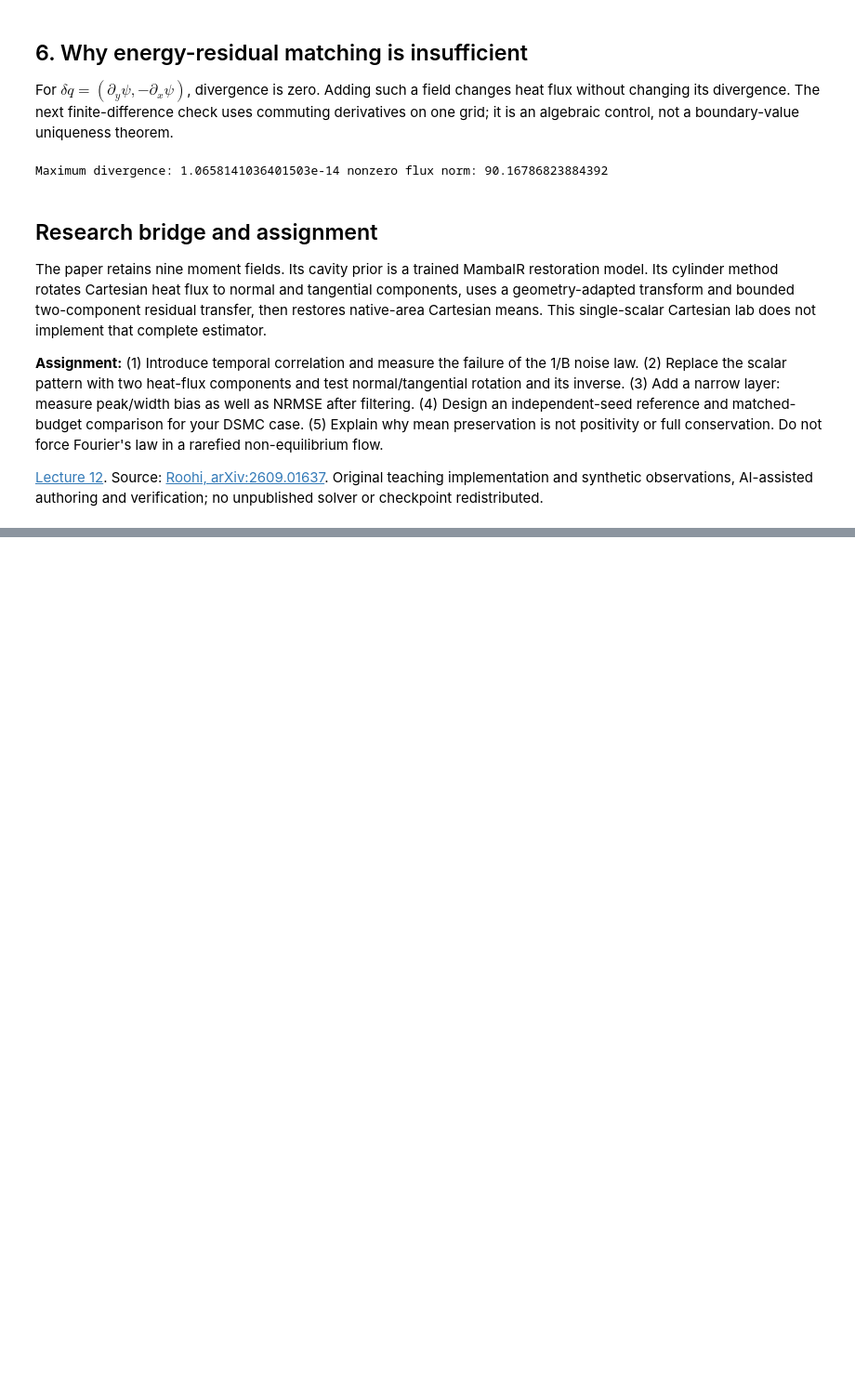
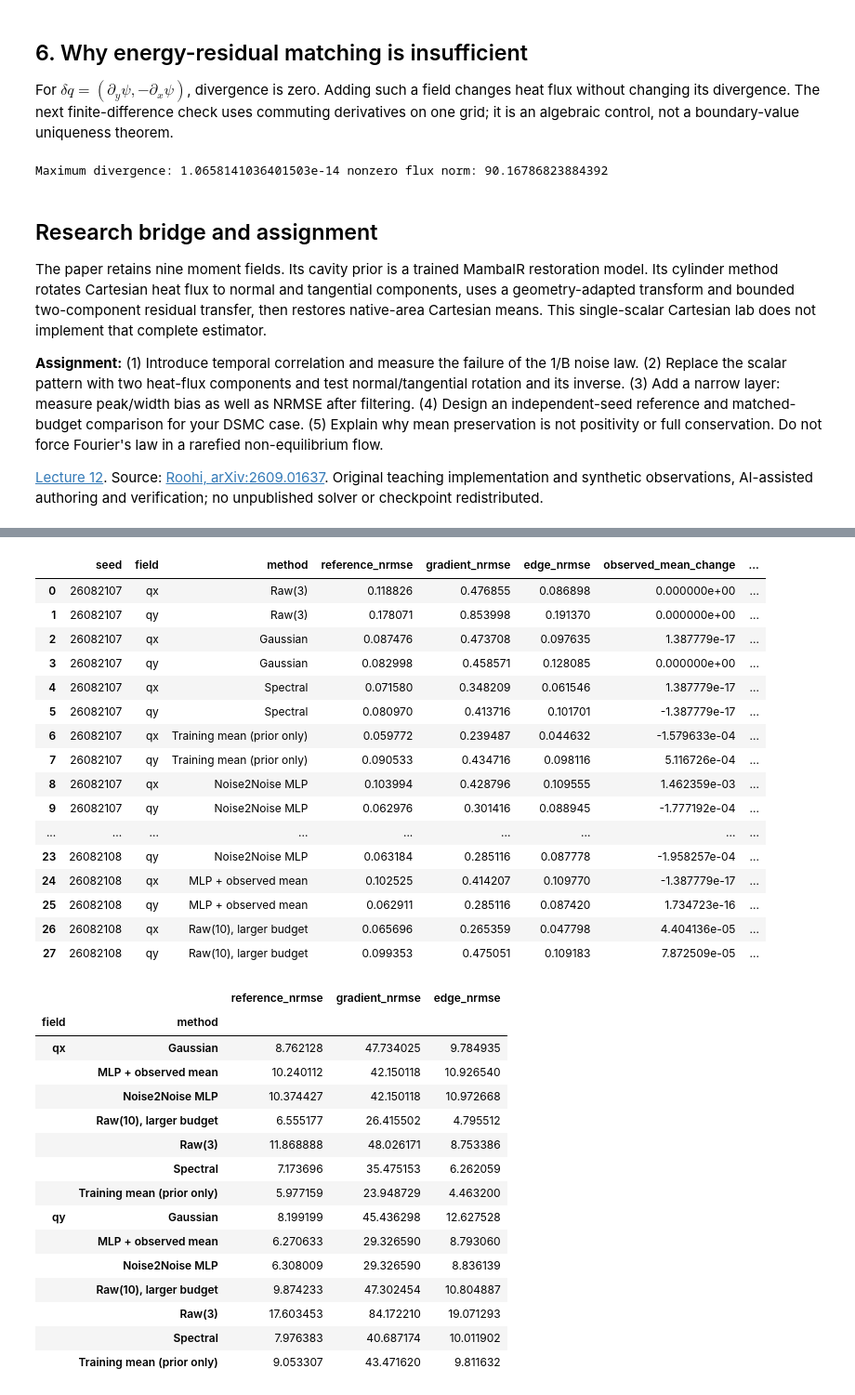
Before and after one commit to Ehsan-Roohi/FlowMLLab, a Jupyter notebook: notebooks/week12/W12_DSMC_Moment_Reconstruction.ipynb, the cells around one changed output, grey strips where cells are left out. Shown at 93% size. Drawn from its saved outputs; the diff is of its cells as text; code cells hidden in the pictures; blank space fills up the shorter version.

```diff
--- a/notebooks/week12/W12_DSMC_Moment_Reconstruction.ipynb
+++ b/notebooks/week12/W12_DSMC_Moment_Reconstruction.ipynb
@@ -314,0 +358,56 @@ shared reference and all-seed scores; it is not the complete research data.
+# %%
+with np.load(data_dir/'evaluation_only.npz', allow_pickle=False) as eval_file:
+    real_reference = eval_file['reference'].copy()
+    real_raw10 = eval_file['raw10'].copy()
+n2n_rows = []
+n2n_predictions = {}
+for i in groups['test']:
+    estimates_real = nn.predict_experiment(fitted_n2n, real_observations[i])
+    estimates_real['Raw(10), larger budget'] = real_raw10[i]
+    n2n_predictions[int(real_seeds[i])] = estimates_real
+    for method, estimate in estimates_real.items():
+        for component, scores_real in zip(['qx','qy'], nn.audit_errors(
+                estimate, real_reference, real_observations[i])):
+            n2n_rows.append({'seed':int(real_seeds[i]), 'field':component,
+                             'method':method, **scores_real})
+    projected = estimates_real['MLP + observed mean']
+    np.testing.assert_allclose(projected.mean(axis=(-2,-1)),
+        real_observations[i].mean(axis=(-2,-1)), rtol=0, atol=1e-12)
+n2n_metrics = pd.DataFrame(n2n_rows)
+display(n2n_metrics)
+display(100*n2n_metrics.groupby(['field','method'])[
+    ['reference_nrmse','gradient_nrmse','edge_nrmse']].mean())
+# %% [output]
+|  | seed | field | method | reference_nrmse | gradient_nrmse | edge_nrmse | observed_mean_change | ... |
+| 0 | 26082107 | qx | Raw(3) | 0.118826 | 0.476855 | 0.086898 | 0.000000e+00 | ... |
+| 1 | 26082107 | qy | Raw(3) | 0.178071 | 0.853998 | 0.191370 | 0.000000e+00 | ... |
+| 2 | 26082107 | qx | Gaussian | 0.087476 | 0.473708 | 0.097635 | 1.387779e-17 | ... |
+| 3 | 26082107 | qy | Gaussian | 0.082998 | 0.458571 | 0.128085 | 0.000000e+00 | ... |
+| 4 | 26082107 | qx | Spectral | 0.071580 | 0.348209 | 0.061546 | 1.387779e-17 | ... |
+| 5 | 26082107 | qy | Spectral | 0.080970 | 0.413716 | 0.101701 | -1.387779e-17 | ... |
+| 6 | 26082107 | qx | Training mean (prior only) | 0.059772 | 0.239487 | 0.044632 | -1.579633e-04 | ... |
+| 7 | 26082107 | qy | Training mean (prior only) | 0.090533 | 0.434716 | 0.098116 | 5.116726e-04 | ... |
+| 8 | 26082107 | qx | Noise2Noise MLP | 0.103994 | 0.428796 | 0.109555 | 1.462359e-03 | ... |
+| 9 | 26082107 | qy | Noise2Noise MLP | 0.062976 | 0.301416 | 0.088945 | -1.777192e-04 | ... |
+| ... | ... | ... | ... | ... | ... | ... | ... | ... |
+| 23 | 26082108 | qy | Noise2Noise MLP | 0.063184 | 0.285116 | 0.087778 | -1.958257e-04 | ... |
+| 24 | 26082108 | qx | MLP + observed mean | 0.102525 | 0.414207 | 0.109770 | -1.387779e-17 | ... |
+| 25 | 26082108 | qy | MLP + observed mean | 0.062911 | 0.285116 | 0.087420 | 1.734723e-16 | ... |
+| 26 | 26082108 | qx | Raw(10), larger budget | 0.065696 | 0.265359 | 0.047798 | 4.404136e-05 | ... |
+| 27 | 26082108 | qy | Raw(10), larger budget | 0.099353 | 0.475051 | 0.109183 | 7.872509e-05 | ... |
+|  |  | reference_nrmse | gradient_nrmse | edge_nrmse |
+| field | method |  |  |  |
+| qx | Gaussian | 8.762128 | 47.734025 | 9.784935 |
+|  | MLP + observed mean | 10.240112 | 42.150118 | 10.926540 |
+|  | Noise2Noise MLP | 10.374427 | 42.150118 | 10.972668 |
+|  | Raw(10), larger budget | 6.555177 | 26.415502 | 4.795512 |
+|  | Raw(3) | 11.868888 | 48.026171 | 8.753386 |
+|  | Spectral | 7.173696 | 35.475153 | 6.262059 |
+|  | Training mean (prior only) | 5.977159 | 23.948729 | 4.463200 |
+| qy | Gaussian | 8.199199 | 45.436298 | 12.627528 |
+|  | MLP + observed mean | 6.270633 | 29.326590 | 8.793060 |
+|  | Noise2Noise MLP | 6.308009 | 29.326590 | 8.836139 |
+|  | Raw(10), larger budget | 9.874233 | 47.302454 | 10.804887 |
+|  | Raw(3) | 17.603453 | 84.172210 | 19.071293 |
+|  | Spectral | 7.976383 | 40.687174 | 10.011902 |
+|  | Training mean (prior only) | 9.053307 | 43.471620 | 9.811632 |
```
Also changed, not shown: parts of 12 cells of this notebook, 26 other files.
